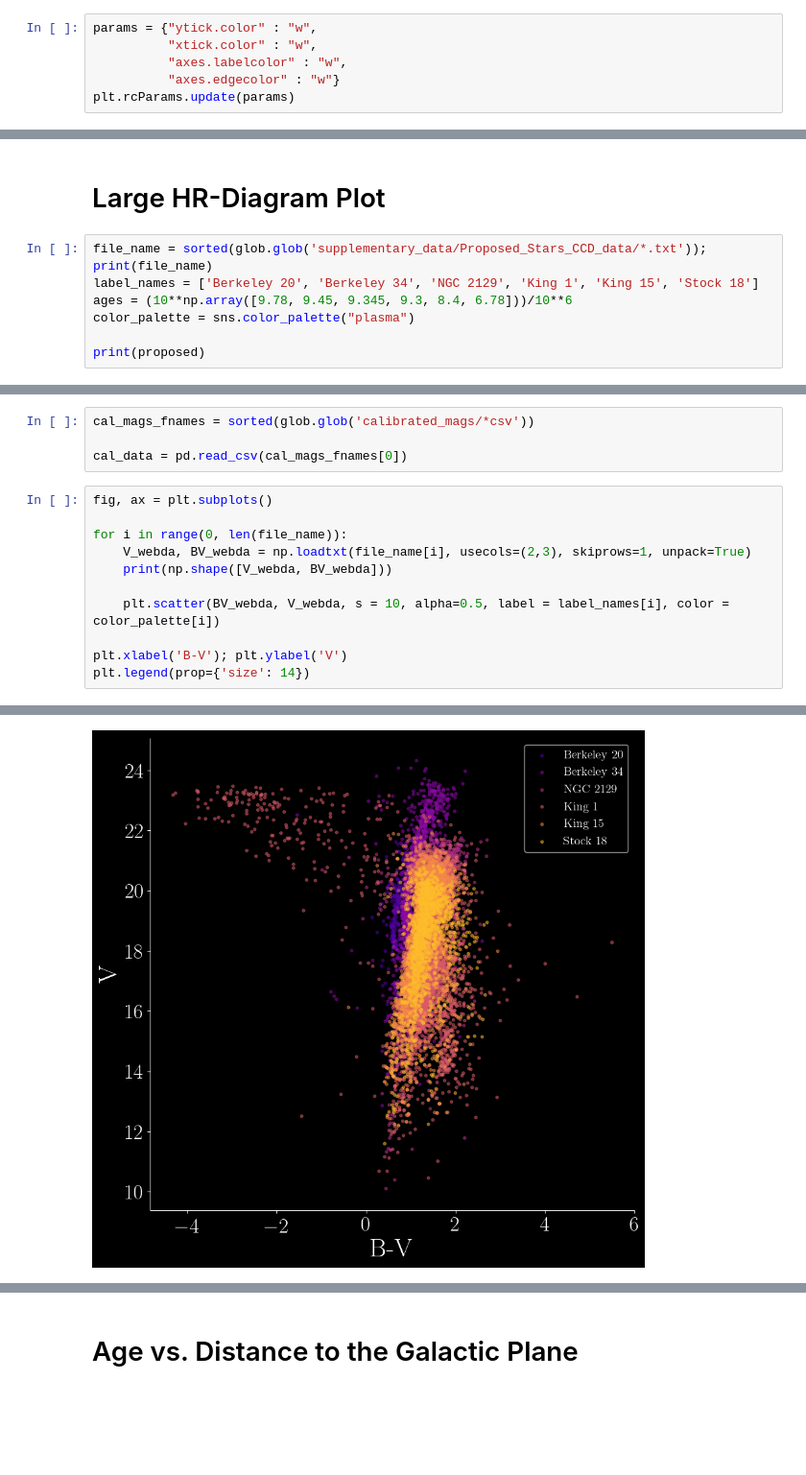
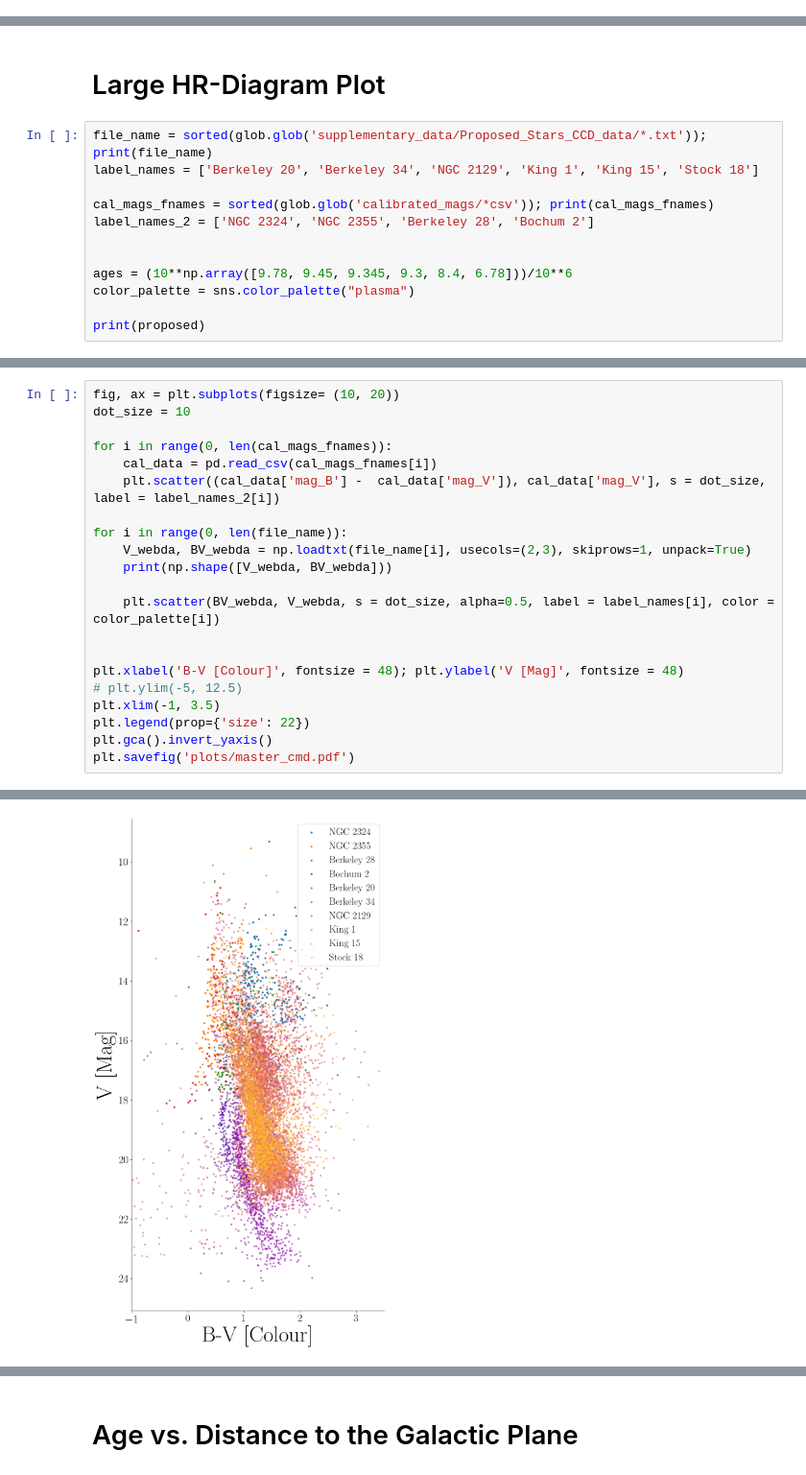
Before and after one commit to OwenJohnsons/Final_Year_Project, a Jupyter notebook: Code/final_plots.ipynb, the cells around one changed output, grey strips where cells are left out. Shown at 96% size. Saved outputs shown, nothing was run; the diff lists cells and outputs as text; blank space fills up the shorter version.

```diff
--- a/Code/final_plots.ipynb
+++ b/Code/final_plots.ipynb
@@ -30,12 +35,6 @@ plt.rcParams['axes.labelsize'] = 30
 plt.rcParams['axes.spines.right'] = False
 plt.rcParams['axes.spines.top'] = False
 colour_arrays = ['red', 'blue', 'green', 'crimson', 'lime']
-# %%
-params = {"ytick.color" : "w",
-          "xtick.color" : "w",
-          "axes.labelcolor" : "w",
-          "axes.edgecolor" : "w"}
-plt.rcParams.update(params)
 # %% [markdown]
 ## Importing Supplementary Data
 # %%
@@ -125,6 +189,11 @@ plt.savefig('plots/supplementary_data_plot.png', transparent = 'True')
 # %%
 file_name = sorted(glob.glob('supplementary_data/Proposed_Stars_CCD_data/*.txt')); print(file_name)
 label_names = ['Berkeley 20', 'Berkeley 34', 'NGC 2129', 'King 1', 'King 15', 'Stock 18']
+
+cal_mags_fnames = sorted(glob.glob('calibrated_mags/*csv')); print(cal_mags_fnames)
+label_names_2 = ['NGC 2324', 'NGC 2355', 'Berkeley 28', 'Bochum 2']
+
+
 ages = (10**np.array([9.78, 9.45, 9.345, 9.3, 8.4, 6.78]))/10**6
 color_palette = sns.color_palette("plasma")
 
@@ -163,18 +230,24 @@ Text(0, 0.4, 'She drives')
-# %%
-cal_mags_fnames = sorted(glob.glob('calibrated_mags/*csv'))
-
-cal_data = pd.read_csv(cal_mags_fnames[0])
 # %%
-fig, ax = plt.subplots()
+fig, ax = plt.subplots(figsize= (10, 20))
+dot_size = 10
+
+for i in range(0, len(cal_mags_fnames)):
+    cal_data = pd.read_csv(cal_mags_fnames[i])
+    plt.scatter((cal_data['mag_B'] -  cal_data['mag_V']), cal_data['mag_V'], s = dot_size, label = label_names_2[i])
 
 for i in range(0, len(file_name)):
     V_webda, BV_webda = np.loadtxt(file_name[i], usecols=(2,3), skiprows=1, unpack=True)
     print(np.shape([V_webda, BV_webda]))
 
-    plt.scatter(BV_webda, V_webda, s = 10, alpha=0.5, label = label_names[i], color = color_palette[i])
+    plt.scatter(BV_webda, V_webda, s = dot_size, alpha=0.5, label = label_names[i], color = color_palette[i])
 
-plt.xlabel('B-V'); plt.ylabel('V')
-plt.legend(prop={'size': 14})
+
+plt.xlabel('B-V [Colour]', fontsize = 48); plt.ylabel('V [Mag]', fontsize = 48)
+# plt.ylim(-5, 12.5)
+plt.xlim(-1, 3.5)
+plt.legend(prop={'size': 22})
+plt.gca().invert_yaxis()
+plt.savefig('plots/master_cmd.pdf')
 # %% [output]
 (2, 276)
 (2, 1106)
@@ -186 +258 @@ plt.legend(prop={'size': 14})
-[figure, old version]
+[figure, new version]
```
Also changed, not shown: parts of 33 cells of this notebook, 28 other files.
